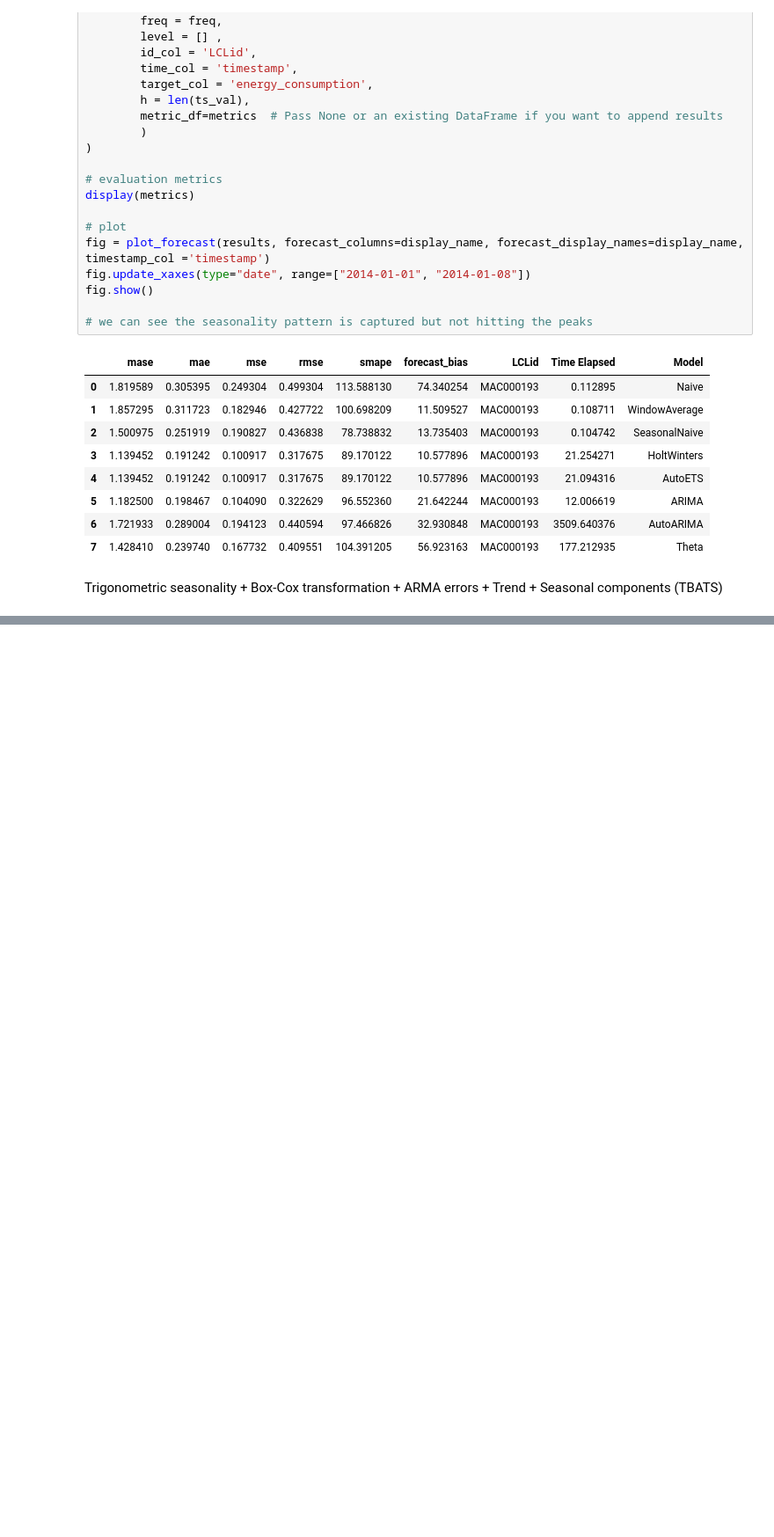
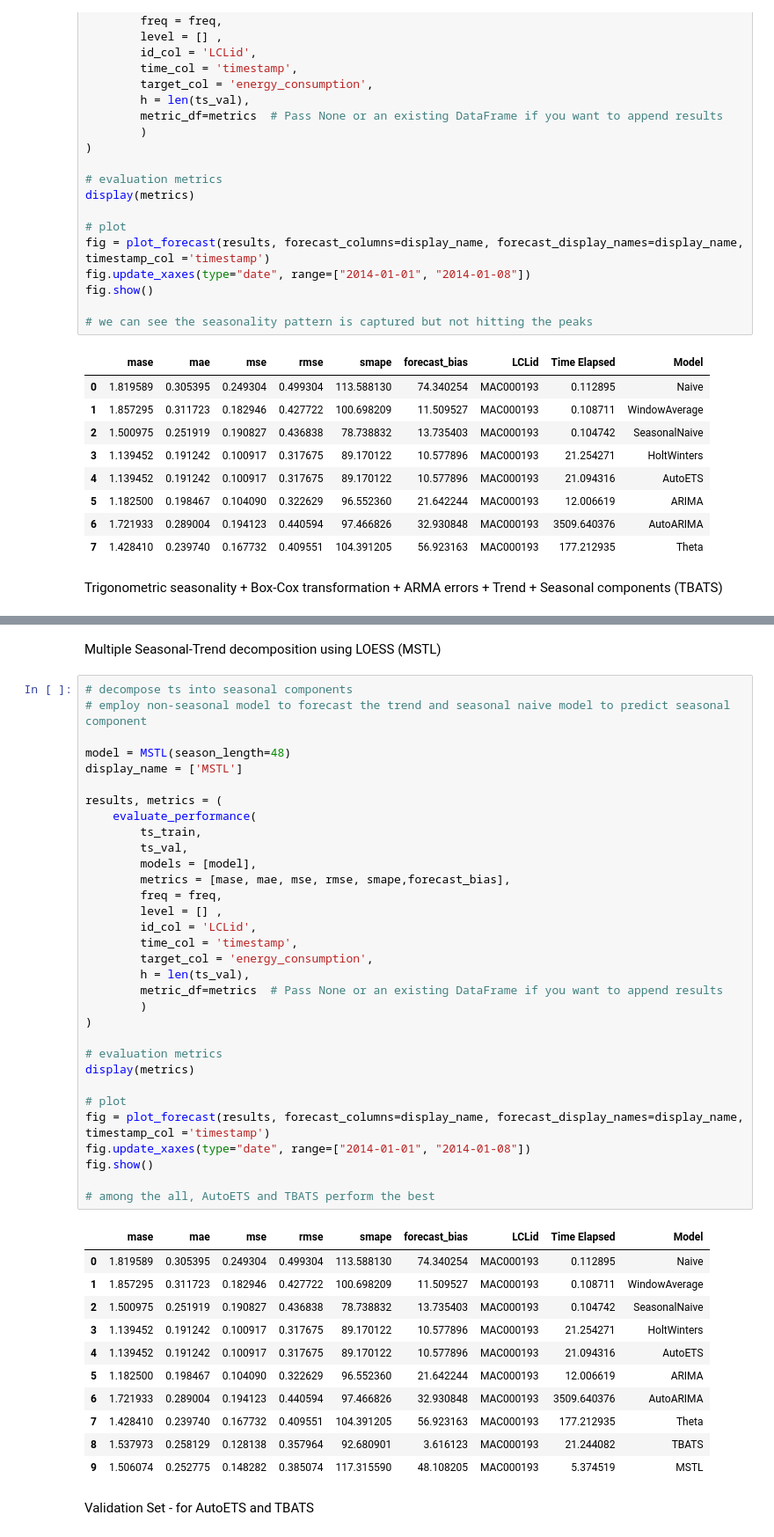
Before and after one commit to Joanna-Dai/Modern-Time-Series-Forecasting-with-Python, a Jupyter notebook: ch4_2.ipynb, the cells around one changed output, grey strips where cells are left out. Shown at 88% size. Cells and saved outputs as stored; diff of their text form; blank space fills up the shorter version.

```diff
--- a/ch4_2.ipynb
+++ b/ch4_2.ipynb
@@ -529,0 +572,48 @@ Trigonometric seasonality + Box-Cox transformation + ARMA errors + Trend + Seaso
+# %% [markdown]
+Multiple Seasonal-Trend decomposition using LOESS (MSTL)
+# %%
+# decompose ts into seasonal components
+# employ non-seasonal model to forecast the trend and seasonal naive model to predict seasonal component
+
+model = MSTL(season_length=48)
+display_name = ['MSTL']
+
+results, metrics = (
+    evaluate_performance(
+        ts_train,
+        ts_val,
+        models = [model],
+        metrics = [mase, mae, mse, rmse, smape,forecast_bias],
+        freq = freq,
+        level = [] ,
+        id_col = 'LCLid',
+        time_col = 'timestamp',
+        target_col = 'energy_consumption',
+        h = len(ts_val),
+        metric_df=metrics  # Pass None or an existing DataFrame if you want to append results
+        )
+)
+
+# evaluation metrics
+display(metrics)
+
+# plot
+fig = plot_forecast(results, forecast_columns=display_name, forecast_display_names=display_name, timestamp_col ='timestamp')
+fig.update_xaxes(type="date", range=["2014-01-01", "2014-01-08"])
+fig.show()
+
+# among the all, AutoETS and TBATS perform the best
+# %% [output]
+|  | mase | mae | mse | rmse | smape | forecast_bias | LCLid | Time Elapsed | Model |
+| 0 | 1.819589 | 0.305395 | 0.249304 | 0.499304 | 113.588130 | 74.340254 | MAC000193 | 0.112895 | Naive |
+| 1 | 1.857295 | 0.311723 | 0.182946 | 0.427722 | 100.698209 | 11.509527 | MAC000193 | 0.108711 | WindowAverage |
+| 2 | 1.500975 | 0.251919 | 0.190827 | 0.436838 | 78.738832 | 13.735403 | MAC000193 | 0.104742 | SeasonalNaive |
+| 3 | 1.139452 | 0.191242 | 0.100917 | 0.317675 | 89.170122 | 10.577896 | MAC000193 | 21.254271 | HoltWinters |
+| 4 | 1.139452 | 0.191242 | 0.100917 | 0.317675 | 89.170122 | 10.577896 | MAC000193 | 21.094316 | AutoETS |
+| 5 | 1.182500 | 0.198467 | 0.104090 | 0.322629 | 96.552360 | 21.642244 | MAC000193 | 12.006619 | ARIMA |
+| 6 | 1.721933 | 0.289004 | 0.194123 | 0.440594 | 97.466826 | 32.930848 | MAC000193 | 3509.640376 | AutoARIMA |
+| 7 | 1.428410 | 0.239740 | 0.167732 | 0.409551 | 104.391205 | 56.923163 | MAC000193 | 177.212935 | Theta |
+| 8 | 1.537973 | 0.258129 | 0.128138 | 0.357964 | 92.680901 | 3.616123 | MAC000193 | 21.244082 | TBATS |
+| 9 | 1.506074 | 0.252775 | 0.148282 | 0.385074 | 117.315590 | 48.108205 | MAC000193 | 5.374519 | MSTL |
+# %% [markdown]
+Validation Set - for AutoETS and TBATS
```
Also changed, not shown: parts of 18 cells of this notebook.
